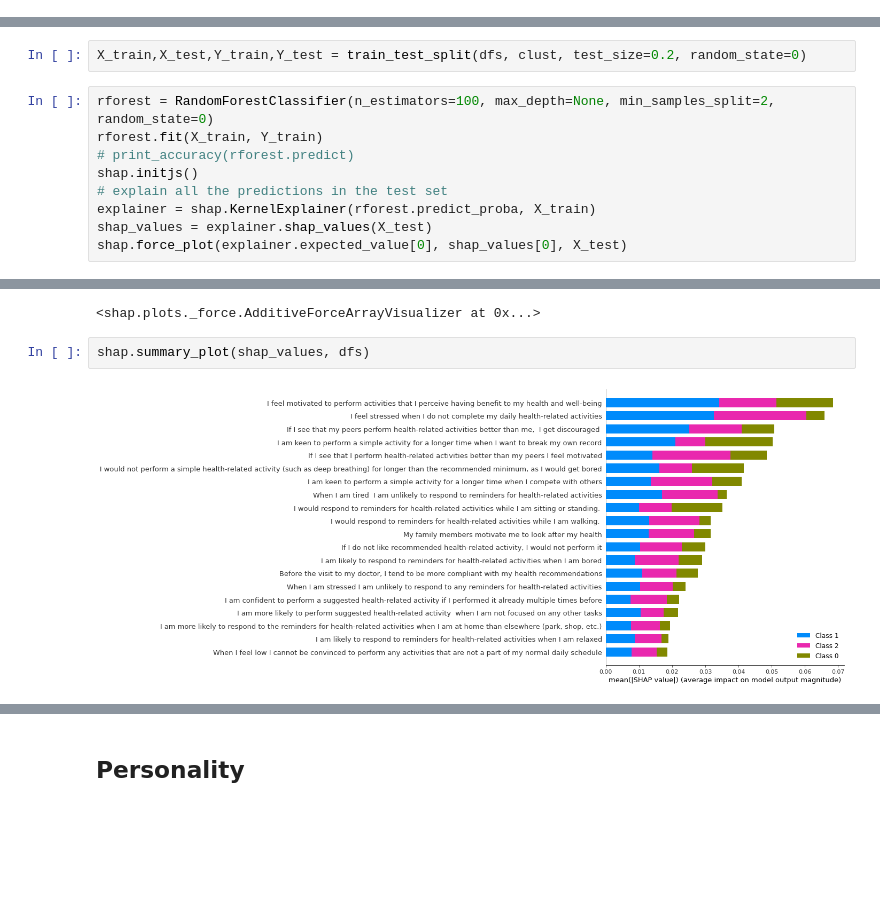
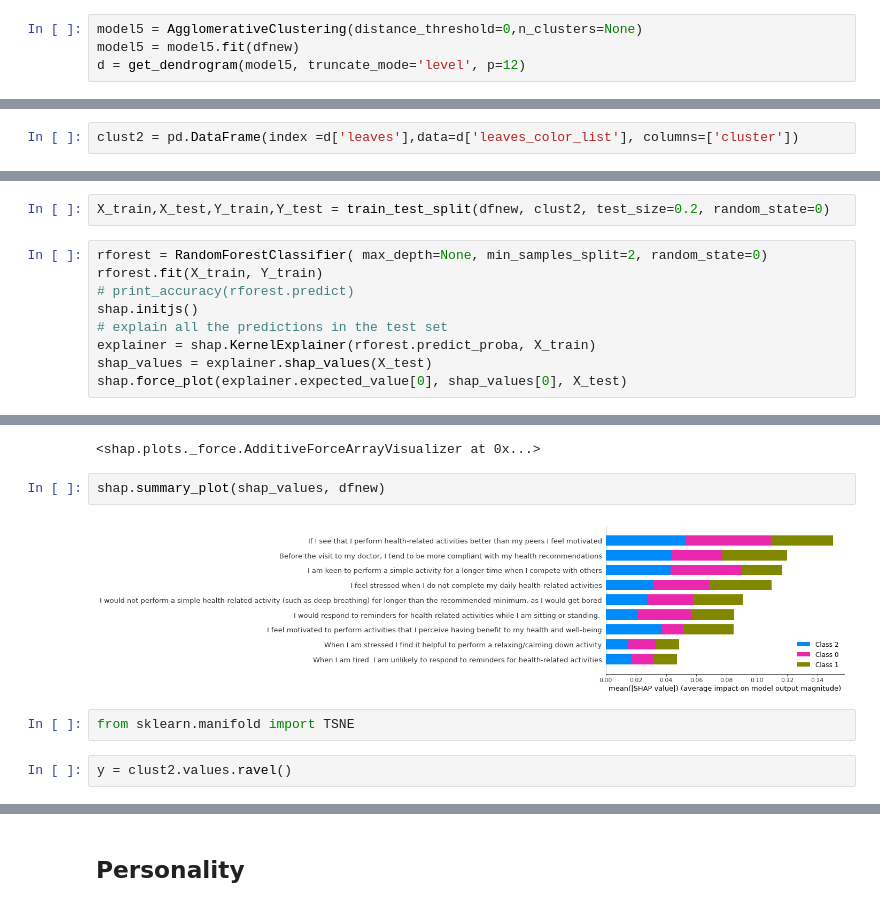
Before and after one commit to mikolaj-sienkiewicz/capable-rl4vc, a Jupyter notebook: survey/responcse_clustering.ipynb, the cells around one changed output, grey strips where cells are left out. Cells and saved outputs as stored; diff of their text form; blank space fills up the shorter version.

Commit message:
cluster stability

```diff
--- a/survey/responcse_clustering.ipynb
+++ b/survey/responcse_clustering.ipynb
@@ -243,0 +307,4 @@ top_questions = dfs.columns.values[sorted_idx][-6:]
+# %%
+model5 = AgglomerativeClustering(distance_threshold=0,n_clusters=None)
+model5 = model5.fit(dfnew)
+d = get_dendrogram(model5, truncate_mode='level', p=12)
@@ -243,0 +313,2 @@ top_questions = dfs.columns.values[sorted_idx][-6:]
+# %%
+clust2 = pd.DataFrame(index =d['leaves'],data=d['leaves_color_list'], columns=['cluster'])
@@ -244,9 +354,9 @@ top_questions = dfs.columns.values[sorted_idx][-6:]
 # %%
 from sklearn.model_selection import train_test_split
 # %%
-X_train,X_test,Y_train,Y_test = train_test_split(dfs, clust, test_size=0.2, random_state=0)
+X_train,X_test,Y_train,Y_test = train_test_split(dfnew, clust2, test_size=0.2, random_state=0)
 # %%
-rforest = RandomForestClassifier(n_estimators=100, max_depth=None, min_samples_split=2, random_state=0)
+rforest = RandomForestClassifier( max_depth=None, min_samples_split=2, random_state=0)
 rforest.fit(X_train, Y_train)
 # print_accuracy(rforest.predict)
 shap.initjs()
@@ -260,6 +370,10 @@ A column-vector y was passed when a 1d array was expected. Please change the sha
 Using 136 background data samples could cause slower run times. Consider using shap.sample(data, K) or shap.kmeans(data, K) to summarize the background as K samples.
 <shap.plots._force.AdditiveForceArrayVisualizer at 0x...>
 # %%
-shap.summary_plot(shap_values, dfs)
+shap.summary_plot(shap_values, dfnew)
 # %% [output]
-[figure, old version]
+[figure, new version]
+# %%
+from sklearn.manifold import TSNE
+# %%
+y = clust2.values.ravel()
```
Also changed, not shown: parts of 50 cells of this notebook.
